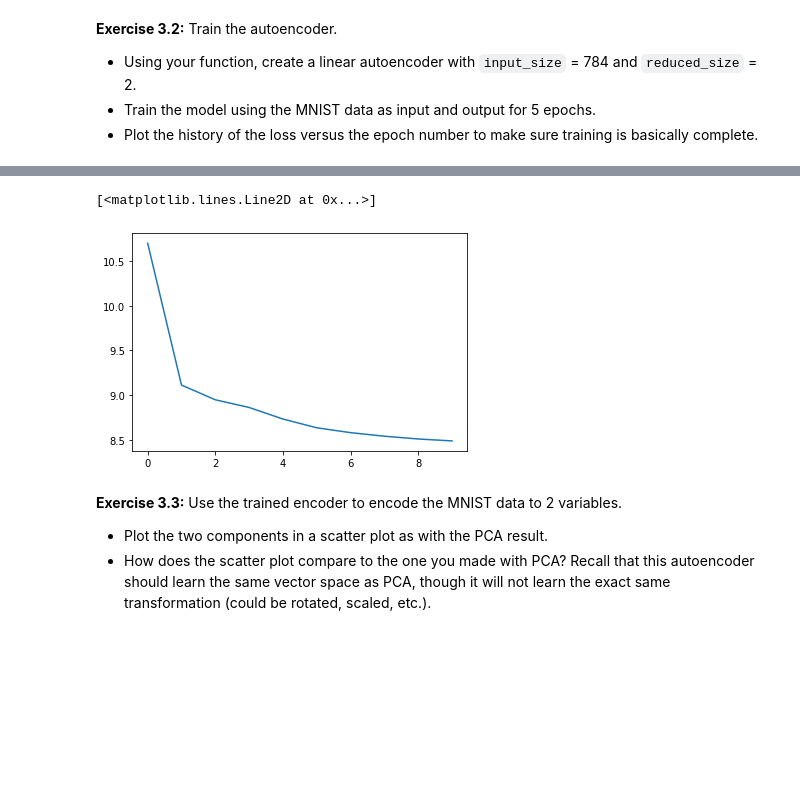
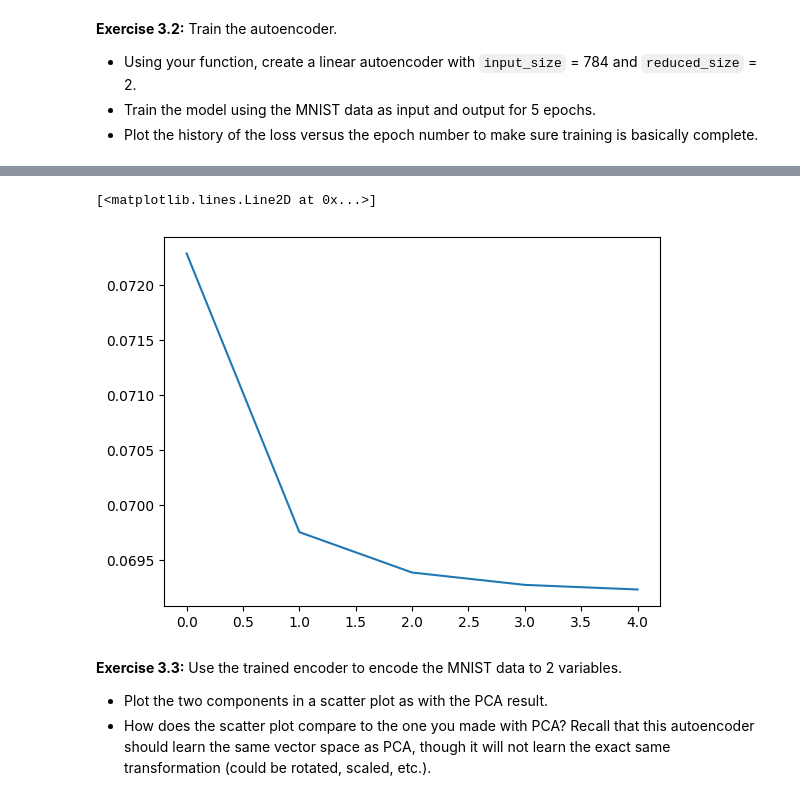
Before and after one commit to nnguyenu/ML-basic, a Jupyter notebook: Autoencoder.ipynb, the cells around one changed output, grey strips where cells are left out. Cells and saved outputs as stored; diff of their text form; code cells hidden in the pictures; blank space fills up the shorter version.

Commit message:
Add PCA, SVD, autoencoder

```diff
--- a/Autoencoder.ipynb
+++ b/Autoencoder.ipynb
@@ -300,5 +212,5 @@ def linear_autoencoder(input_size, code_size):
 - Plot the history of the loss versus the epoch number to make sure training is basically complete.
 # %%
 autoencoder, encoder = linear_autoencoder(784, 2)
-history = autoencoder.fit(X_train, y_train, epochs=10)
+history = autoencoder.fit(X_train, X_train, epochs=5)
 # %% [output]
@@ -325,8 +227,8 @@ Epoch 10/10
 # %%
-plt.plot(np.arange(0, 10), history.history['loss'])
+plt.plot(np.arange(0, 5), history.history['loss'])
 # %% [output]
 [<matplotlib.lines.Line2D at 0x...>]
-[figure, old version]
+[figure, new version]
 # %% [markdown]
 **Exercise 3.3:** Use the trained encoder to encode the MNIST data to 2 variables.
 - Plot the two components in a scatter plot as with the PCA result.
```
Also changed, not shown: parts of 24 cells of this notebook.
